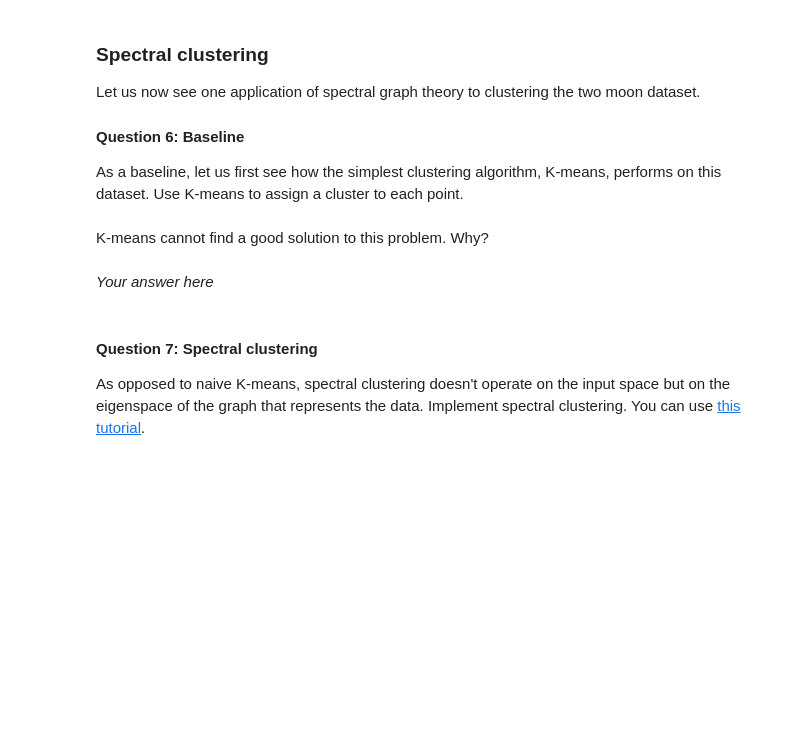
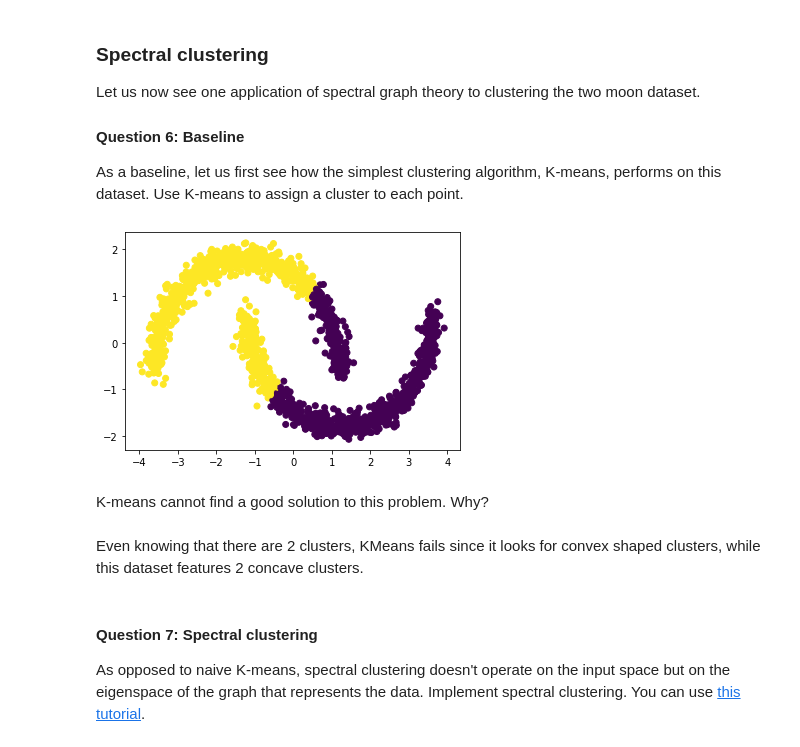
Before and after one commit to alex-mocanu/A-Network-Tour-of-DS-Homework, a Jupyter notebook: Assignment 2/2_learning_with_graphs.ipynb, the cells around one changed output. Drawn from its saved outputs; the diff is of its cells as text; code cells hidden in the pictures; blank space fills up the shorter version.

```diff
--- a/Assignment 2/2_learning_with_graphs.ipynb
+++ b/Assignment 2/2_learning_with_graphs.ipynb
@@ -160,14 +228,15 @@ As a baseline, let us first see how the simplest clustering algorithm, K-means,
 # %%
 from sklearn.cluster import KMeans
 
-# Your code here
-y_pred =  # Vector with cluster assignments
+y_pred = KMeans(n_clusters=2, random_state=0).fit(X).labels_
 plt.scatter(X[:, 0], X[:, 1], c=y_pred)
 plt.show()
+# %% [output]
+[figure, added]
 # %% [markdown]
 K-means cannot find a good solution to this problem. Why?
-# %% [markdown]
-*Your answer here*
+# %% [markdown]
+Even knowing that there are 2 clusters, KMeans fails since it looks for convex shaped clusters, while this dataset features 2 concave clusters.
 # %% [markdown]
 #### Question 7: Spectral clustering
 
```
Also changed, not shown: parts of 47 cells of this notebook.
